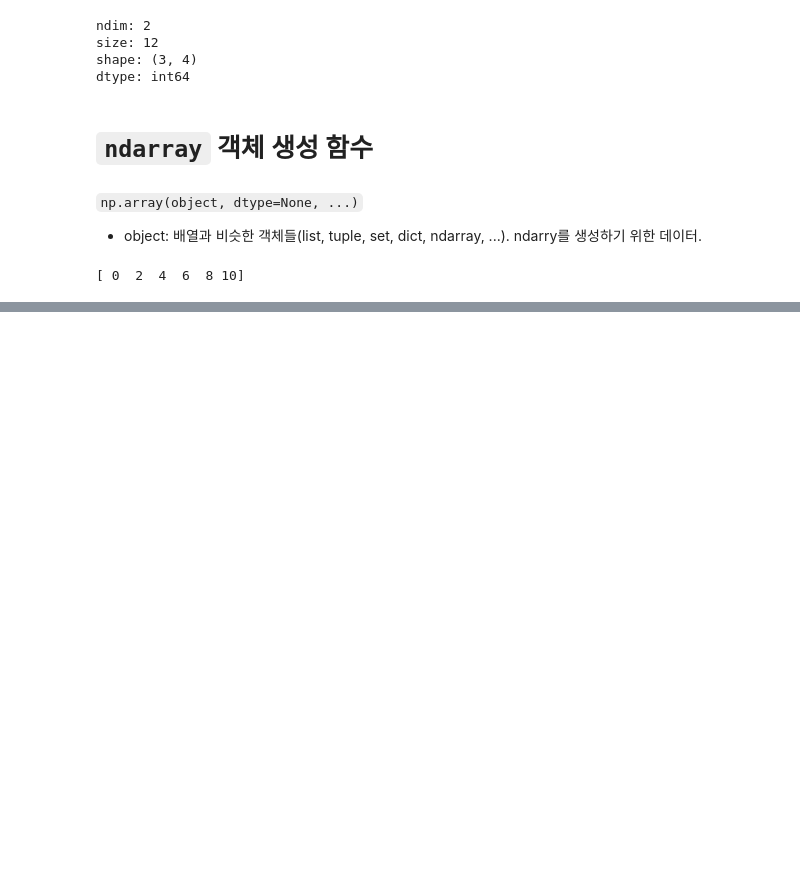
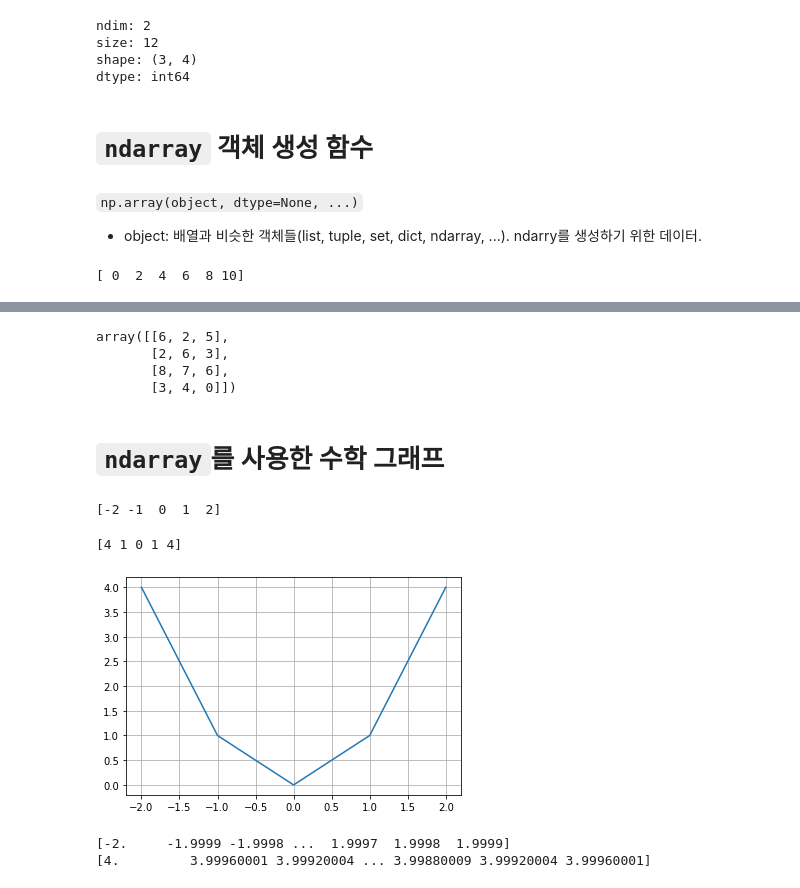
Before and after one commit to Siamesesam/202208_itw_java134_lab_python, a Jupyter notebook: py17_numpy.ipynb, the cells around one changed output, grey strips where cells are left out. Saved outputs shown, nothing was run; the diff lists cells and outputs as text; code cells hidden in the pictures; blank space fills up the shorter version.

```diff
--- a/py17_numpy.ipynb
+++ b/py17_numpy.ipynb
@@ -169,0 +250,19 @@ print(evens)
+# %%
+np.random.randint(0, 10, size=(4, 3))
+# %% [output]
+array([[6, 2, 5],
+       [2, 6, 3],
+       [8, 7, 6],
+       [3, 4, 0]])
+# %% [markdown]
+# `ndarray`를 사용한 수학 그래프
+# %%
+x = np.arange(-2, 3)
+print(x)
+# %% [output]
+[-2 -1  0  1  2]
+# %%
+y = x ** 2
+print(y)
+# %% [output]
+[4 1 0 1 4]
@@ -169,0 +271,14 @@ print(evens)
+# %%
+plt.plot(x, y)
+plt.grid()
+plt.show()
+# %% [output]
+[figure, added]
+# %%
+x = np.arange(-2, 2, 0.0001)
+print(x)
+y = x ** 2
+print(y)
+# %% [output]
+[-2.     -1.9999 -1.9998 ...  1.9997  1.9998  1.9999]
+[4.         3.99960001 3.99920004 ... 3.99880009 3.99920004 3.99960001]
```
Also changed, not shown: parts of 17 cells of this notebook.
